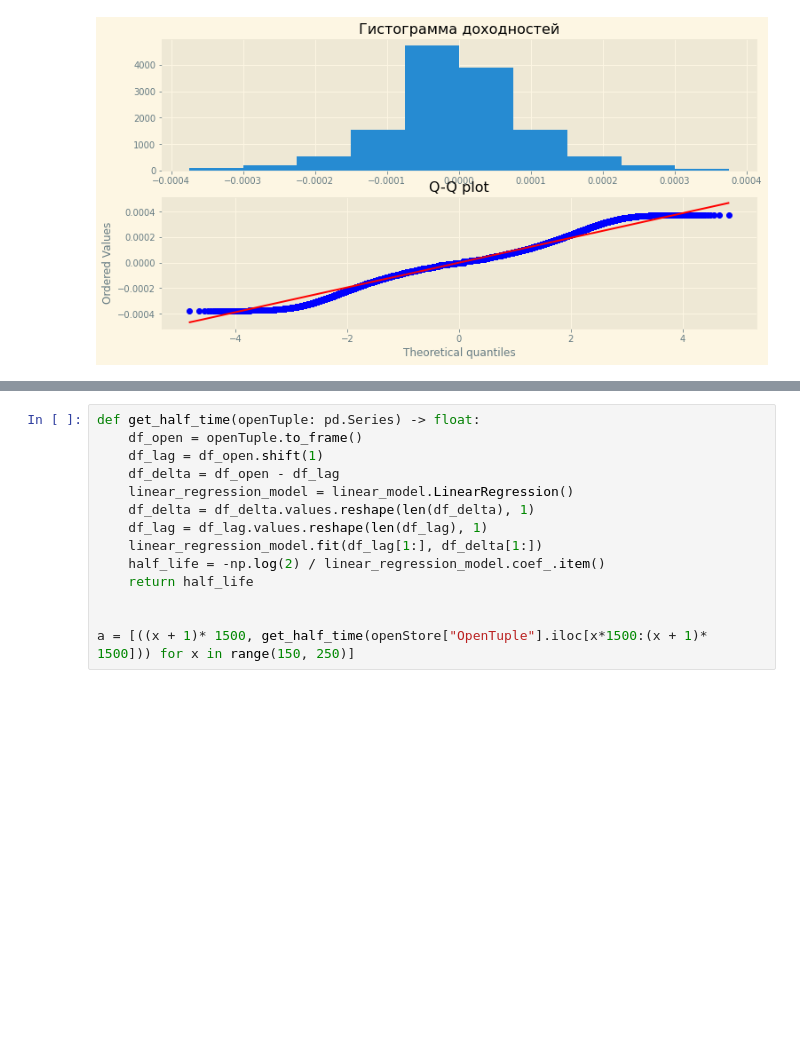
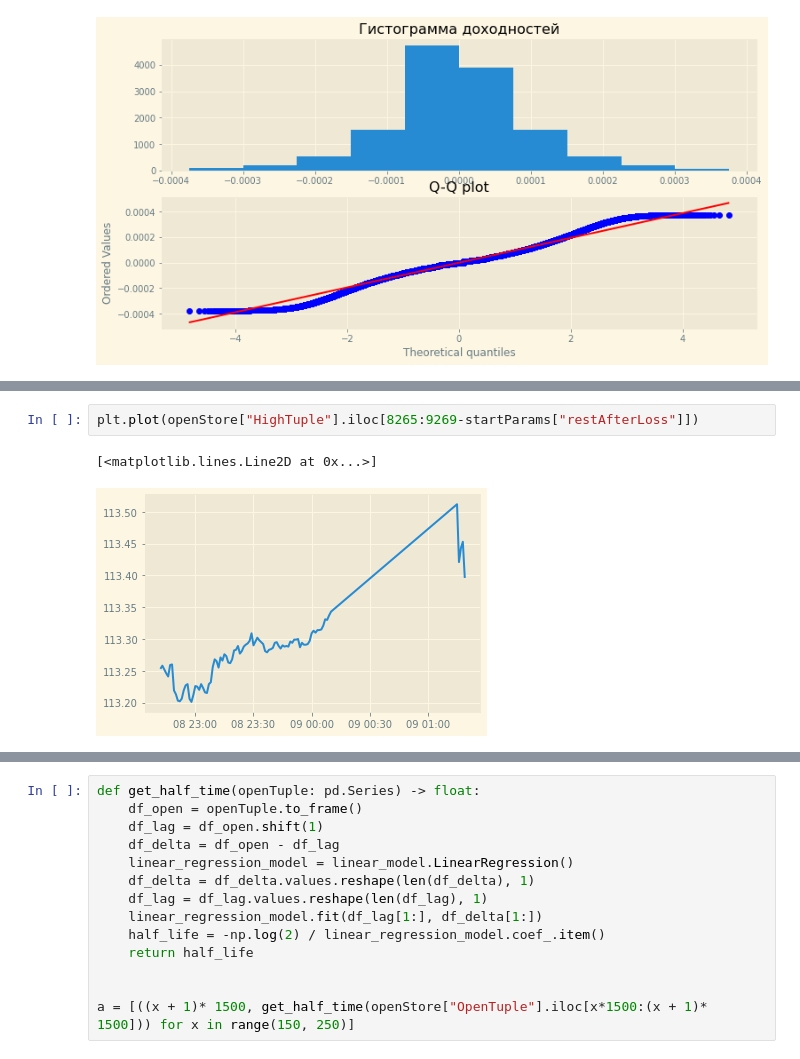
Before and after one commit to Molozey/algo-andrii, a Jupyter notebook: MeanReversion/mainPlusHalfLife.ipynb, the cells around one changed output, grey strips where cells are left out. Drawn from its saved outputs; the diff is of its cells as text; blank space fills up the shorter version.

```diff
--- a/MeanReversion/mainPlusHalfLife.ipynb
+++ b/MeanReversion/mainPlusHalfLife.ipynb
@@ -530,0 +590,5 @@ plt.show()
+# %%
+plt.plot(openStore["HighTuple"].iloc[8265:9269-startParams["restAfterLoss"]])
+# %% [output]
+[<matplotlib.lines.Line2D at 0x...>]
+[figure, added]
```
Also changed, not shown: parts of 10 cells of this notebook.
